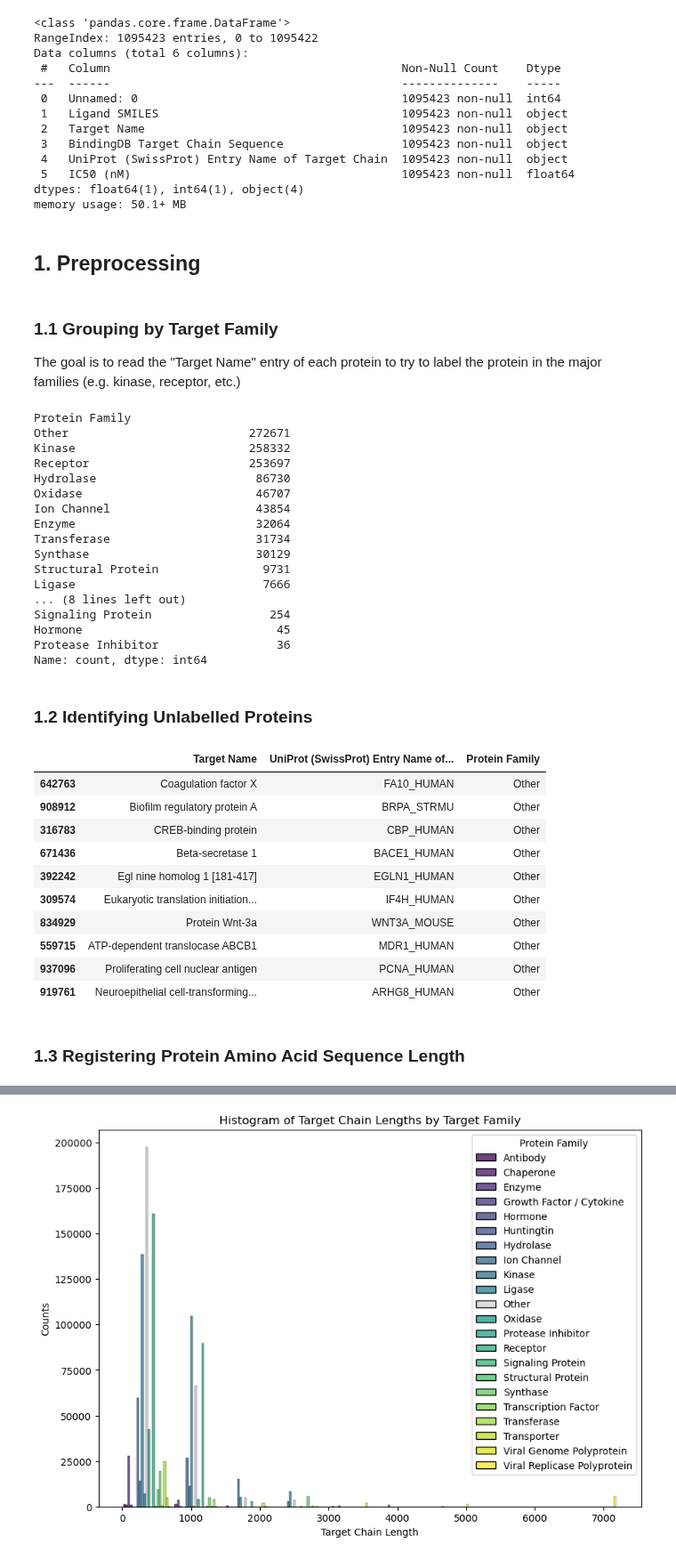
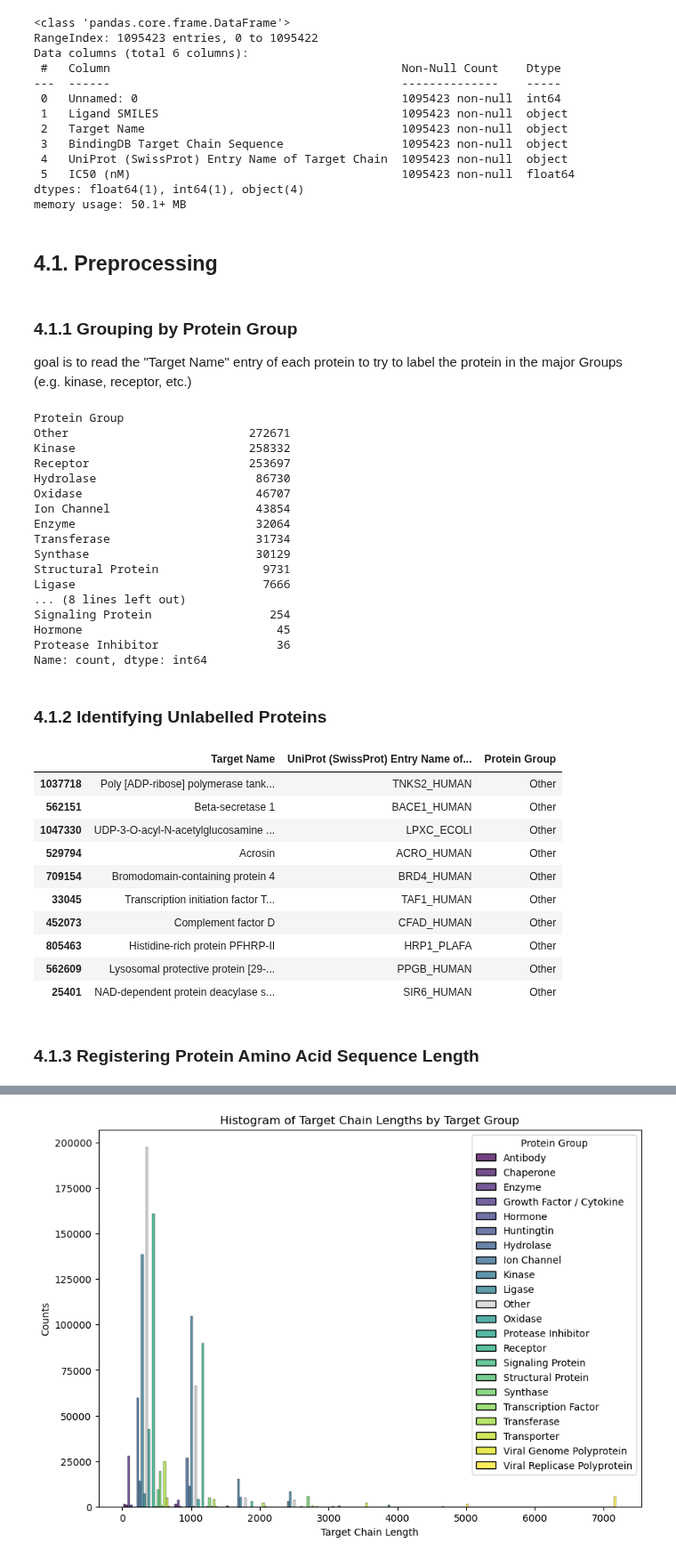
Before and after one commit to epfl-ada/ada-2024-project-abrac-adabra, a Jupyter notebook: data_exploration_alexis.ipynb, the cells around one changed output, grey strips where cells are left out. Shown at 89% size. Drawn from its saved outputs; the diff is of its cells as text; code cells hidden in the pictures.

```diff
--- a/data_exploration_alexis.ipynb
+++ b/data_exploration_alexis.ipynb
@@ -4,6 +4,6 @@ import matplotlib.pyplot as plt
 import seaborn as sns
 import numpy as np
 import re
-mutant_data_path = 'mutants_24_11_10_only_exact_values.csv'
-merged_data_path = 'merged_df_24_11_10_only_exact_values.csv'
+merged_data_path = '../data_nov_10th/merged_df_24_11_10_only_exact_values.csv'
+merged_data_path = '../data/merged_df.csv'
 # %% [markdown]
@@ -29,12 +29,11 @@ Data columns (total 6 columns):
 dtypes: float64(1), int64(1), object(4)
 memory usage: 50.1+ MB
 # %% [markdown]
-## 1. Preprocessing
+## 4.1. Preprocessing
 # %% [markdown]
-### 1.1 Grouping by Target Family
-The goal is to read the "Target Name" entry of each protein to try to label the protein in the major families (e.g. kinase, receptor, etc.)
+### 4.1.1 Grouping by Protein Group
+ goal is to read the "Target Name" entry of each protein to try to label the protein in the major Groups (e.g. kinase, receptor, etc.)
 # %%
-
 # Precompile regular expressions and organize them in a dictionary to improve search efficiency
 categories = {
     "Kinase": re.compile(r'kinase|akt|mapk|cdk|jak|trk|src'),
@@ -62,20 +61,25 @@ categories = {
 
 # Function to categorize based on precompiled regex patterns
 def categorize_targets(name):
+    """
+    Categorizes each protein into a group based on its name
+    :param name (str): target protein name
+    :return: the category the protein has been labeled
+    """
     name = name.lower()
     for category, pattern in categories.items():
         if pattern.search(name):
             return category
     return "Other"
 
-# Apply the function to your dataframe
-df['Protein Family'] = df['Target Name'].apply(categorize_targets)
+# Creating a new column in the dataframe
+df['Protein Group'] = df['Target Name'].apply(categorize_targets)
 
 # Get counts by category
-target_counts = df['Protein Family'].value_counts()
+target_counts = df['Protein Group'].value_counts()
 print(target_counts)
 # %% [output]
-Protein Family
+Protein Group
 Other                          272671
 Kinase                         258332
 Receptor                       253697
@@ -93,23 +97,23 @@ Hormone                            45
 Protease Inhibitor                 36
 Name: count, dtype: int64
 # %% [markdown]
-### 1.2 Identifying Unlabelled Proteins
+### 4.1.2 Identifying Unlabelled Proteins
 # %%
-df[df['Protein Family']== 'Other'][['Target Name', 'UniProt (SwissProt) Entry Name of Target Chain', 'Protein Family',]].sample(10)
+df[df['Protein Group']== 'Other'][['Target Name', 'UniProt (SwissProt) Entry Name of Target Chain', 'Protein Group',]].sample(10)
 # %% [output]
-|  | Target Name | UniProt (SwissProt) Entry Name of... | Protein Family |
-| 642763 | Coagulation factor X | FA10_HUMAN | Other |
-| 908912 | Biofilm regulatory protein A | BRPA_STRMU | Other |
-| 316783 | CREB-binding protein | CBP_HUMAN | Other |
-| 671436 | Beta-secretase 1 | BACE1_HUMAN | Other |
-| 392242 | Egl nine homolog 1 [181-417] | EGLN1_HUMAN | Other |
-| 309574 | Eukaryotic translation initiation... | IF4H_HUMAN | Other |
-| 834929 | Protein Wnt-3a | WNT3A_MOUSE | Other |
-| 559715 | ATP-dependent translocase ABCB1 | MDR1_HUMAN | Other |
-| 937096 | Proliferating cell nuclear antigen | PCNA_HUMAN | Other |
-| 919761 | Neuroepithelial cell-transforming... | ARHG8_HUMAN | Other |
+|  | Target Name | UniProt (SwissProt) Entry Name of... | Protein Group |
+| 1037718 | Poly [ADP-ribose] polymerase tank... | TNKS2_HUMAN | Other |
+| 562151 | Beta-secretase 1 | BACE1_HUMAN | Other |
+| 1047330 | UDP-3-O-acyl-N-acetylglucosamine ... | LPXC_ECOLI | Other |
+| 529794 | Acrosin | ACRO_HUMAN | Other |
+| 709154 | Bromodomain-containing protein 4 | BRD4_HUMAN | Other |
+| 33045 | Transcription initiation factor T... | TAF1_HUMAN | Other |
+| 452073 | Complement factor D | CFAD_HUMAN | Other |
+| 805463 | Histidine-rich protein PFHRP-II | HRP1_PLAFA | Other |
+| 562609 | Lysosomal protective protein [29-... | PPGB_HUMAN | Other |
+| 25401 | NAD-dependent protein deacylase s... | SIR6_HUMAN | Other |
 # %% [markdown]
-### 1.3 Registering Protein Amino Acid Sequence Length
+### 4.1.3 Registering Protein Amino Acid Sequence Length
 # %%
 df['target_chain_length'] = df['BindingDB Target Chain Sequence'].str.len()
 # %% [markdown]
```
Also changed, not shown: parts of 18 cells of this notebook.
